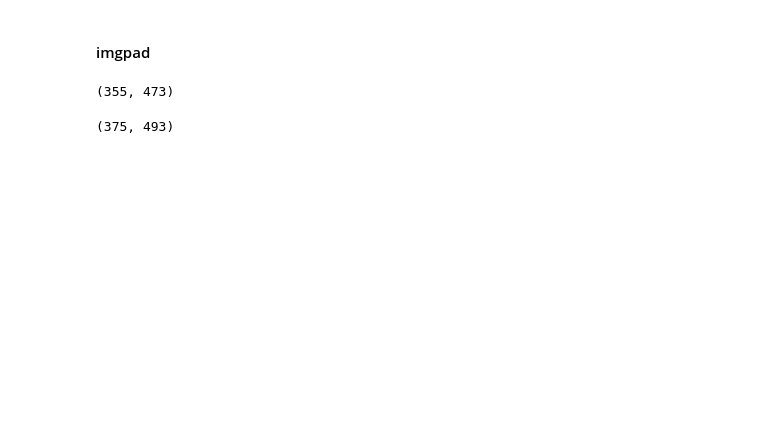
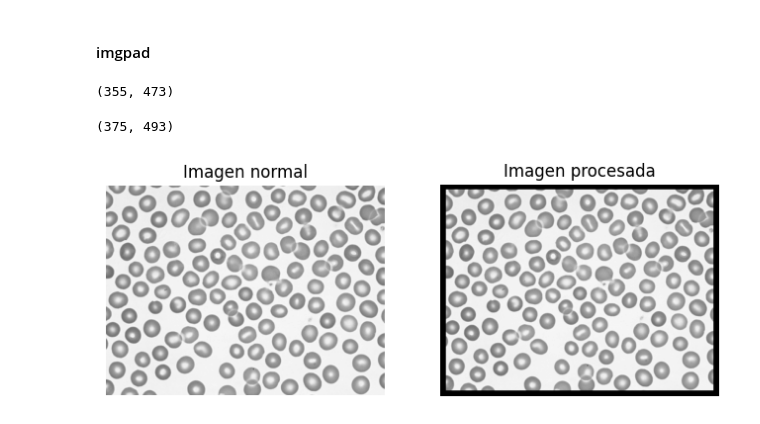
Before and after one commit to mp4402/pythonPrograms, a Jupyter notebook: computerVision2023/laboratorios/laboratorio.ipynb, the cells around one changed output. Drawn from its saved outputs; the diff is of its cells as text; code cells hidden in the pictures; blank space fills up the shorter version.

```diff
--- a/computerVision2023/laboratorios/laboratorio.ipynb
+++ b/computerVision2023/laboratorios/laboratorio.ipynb
@@ -57,3 +54,7 @@ newImage = imgpad(img,10)
 newImage.shape
 # %% [output]
 (375, 493)
+# %%
+cvlib.imgcmp(img, newImage, ['Imagen normal', 'Imagen procesada'])
+# %% [output]
+[figure, added]
```
Also changed, not shown: parts of 11 cells of this notebook, 2 other files.
